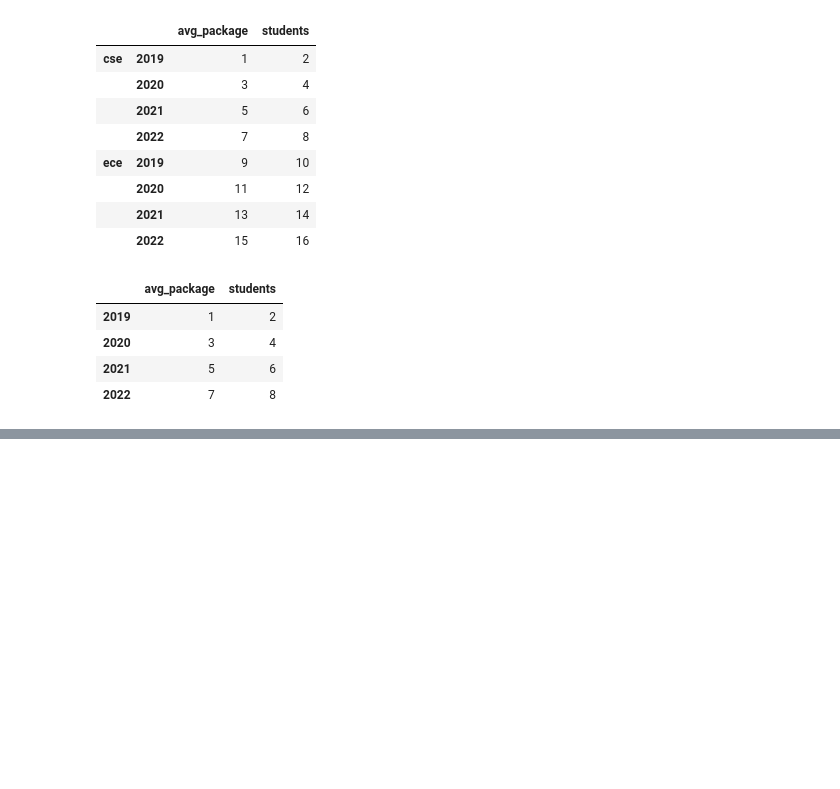
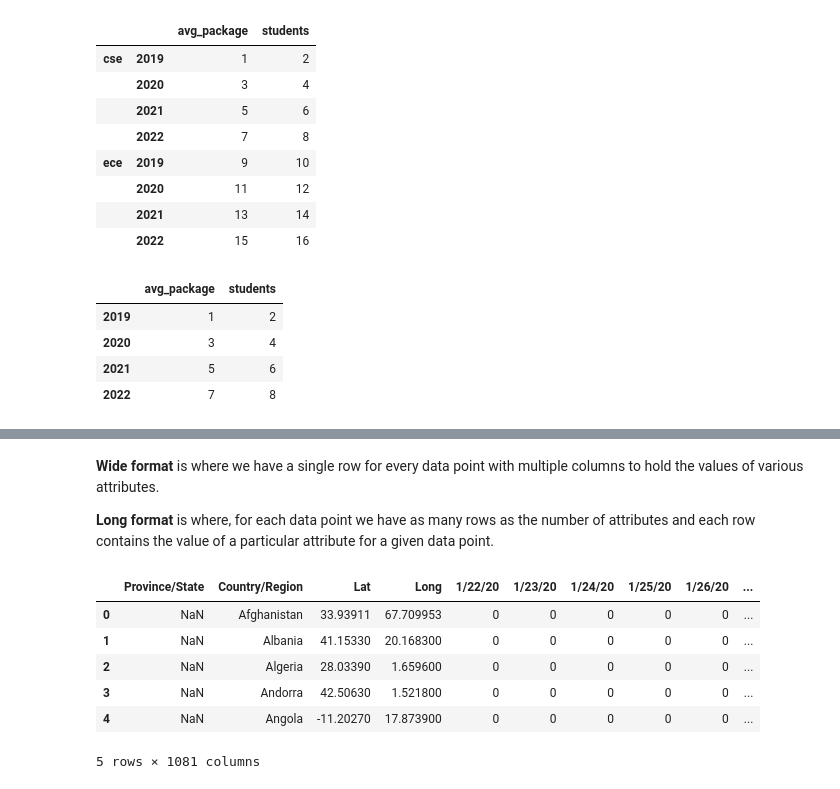
Before and after one commit to amitmishra-cs/Python-for-data-Science-2024, a Jupyter notebook: 07_multiindex/01_multiindex.ipynb, the cells around one changed output, grey strips where cells are left out. Drawn from its saved outputs; the diff is of its cells as text; code cells hidden in the pictures; blank space fills up the shorter version.

Commit message:
data with date and time

```diff
--- a/07_multiindex/01_multiindex.ipynb
+++ b/07_multiindex/01_multiindex.ipynb
@@ -132,0 +374,18 @@ branch_df1.loc['cse']
+# %% [markdown]
+
+**Wide format** is where we have a single row for every data point with multiple columns to hold the values of various attributes.
+
+**Long format** is where, for each data point we have as many rows as the number of attributes and each row contains the value of a particular attribute for a given data point.
+# %%
+death =pd.read_csv('time_series_covid19_confirmed_global.csv')
+confirm=pd.read_csv('time_series_covid19_deaths_global.csv')
+# %%
+death.head()
+# %% [output]
+|  | Province/State | Country/Region | Lat | Long | 1/22/20 | 1/23/20 | 1/24/20 | 1/25/20 | 1/26/20 | ... |
+| 0 | NaN | Afghanistan | 33.93911 | 67.709953 | 0 | 0 | 0 | 0 | 0 | ... |
+| 1 | NaN | Albania | 41.15330 | 20.168300 | 0 | 0 | 0 | 0 | 0 | ... |
+| 2 | NaN | Algeria | 28.03390 | 1.659600 | 0 | 0 | 0 | 0 | 0 | ... |
+| 3 | NaN | Andorra | 42.50630 | 1.521800 | 0 | 0 | 0 | 0 | 0 | ... |
+| 4 | NaN | Angola | -11.20270 | 17.873900 | 0 | 0 | 0 | 0 | 0 | ... |
+5 rows × 1081 columns
```
Also changed, not shown: parts of 24 cells of this notebook, 3 other files.
